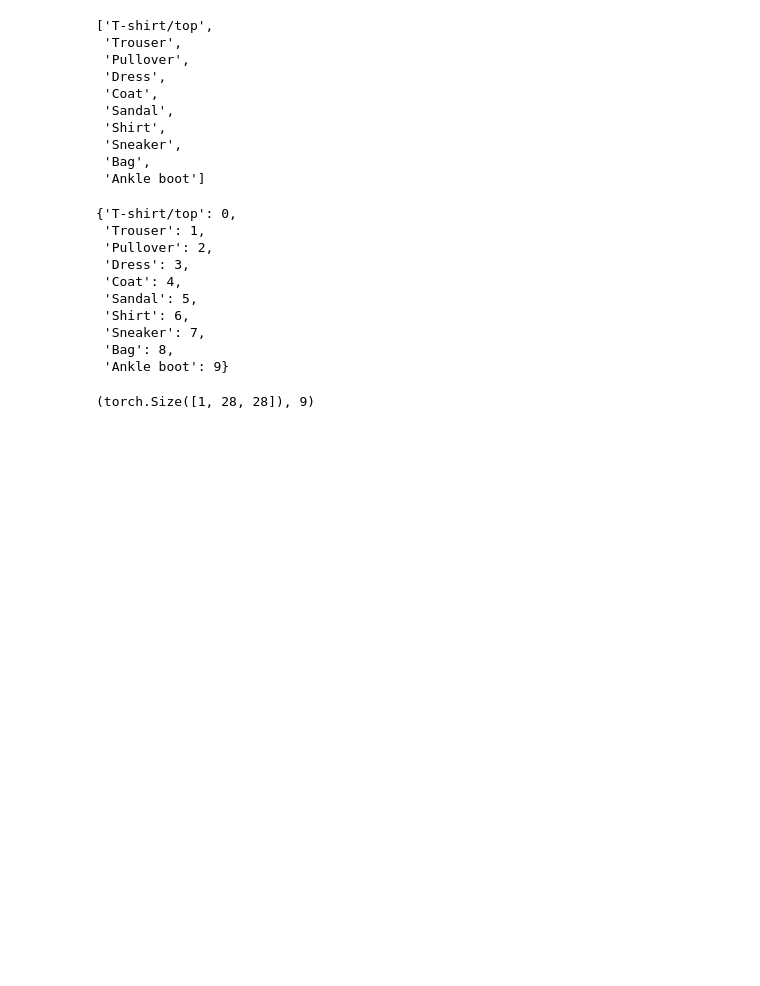
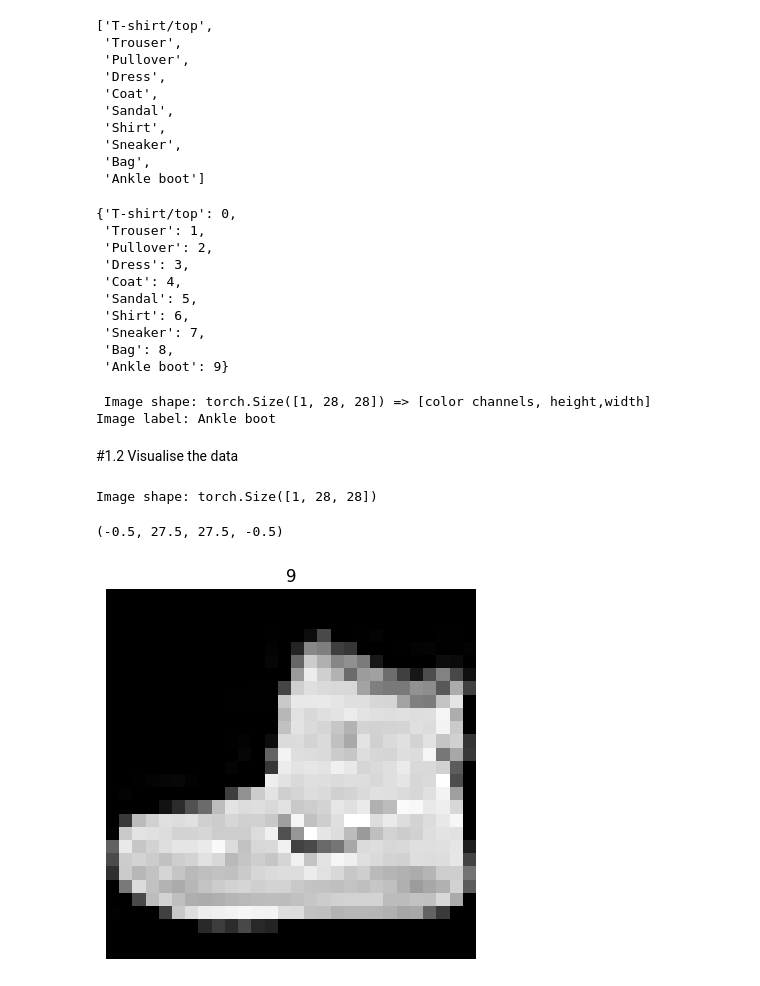
Before and after one commit to AeroEng16/machine-learning-with-python-logistic-regression-3211129, a Jupyter notebook: 03_computerVision.ipynb, the cells around one changed output. Cells and saved outputs as stored; diff of their text form; code cells hidden in the pictures; blank space fills up the shorter version.

```diff
--- a/03_computerVision.ipynb
+++ b/03_computerVision.ipynb
@@ -122,9 +122,29 @@ class_to_idx
  'Sneaker': 7,
  'Bag': 8,
  'Ankle boot': 9}
-# %%
-# Check the shape
-
-image.shape,label
-# %% [output]
-(torch.Size([1, 28, 28]), 9)
+# %%
+# Check the shape
+
+
+
+print(f" Image shape: {image.shape} => [color channels, height,width]")
+
+print(f"Image label: {[k for k, v in class_to_idx.items() if v == label][0]}")
+# %% [output]
+ Image shape: torch.Size([1, 28, 28]) => [color channels, height,width]
+Image label: Ankle boot
+# %% [markdown]
+#1.2 Visualise the data
+# %%
+import matplotlib.pyplot as plt
+image, label = train_data[0]
+
+print(f"Image shape: {image.shape}")
+
+plt.imshow(image.squeeze(),cmap="gray")
+plt.title([k for k, v in class_to_idx.items() if v == label][0])
+plt.axis(False)
+# %% [output]
+Image shape: torch.Size([1, 28, 28])
+(-0.5, 27.5, 27.5, -0.5)
+[figure, added]
```
Also changed, not shown: parts of 7 cells of this notebook.
